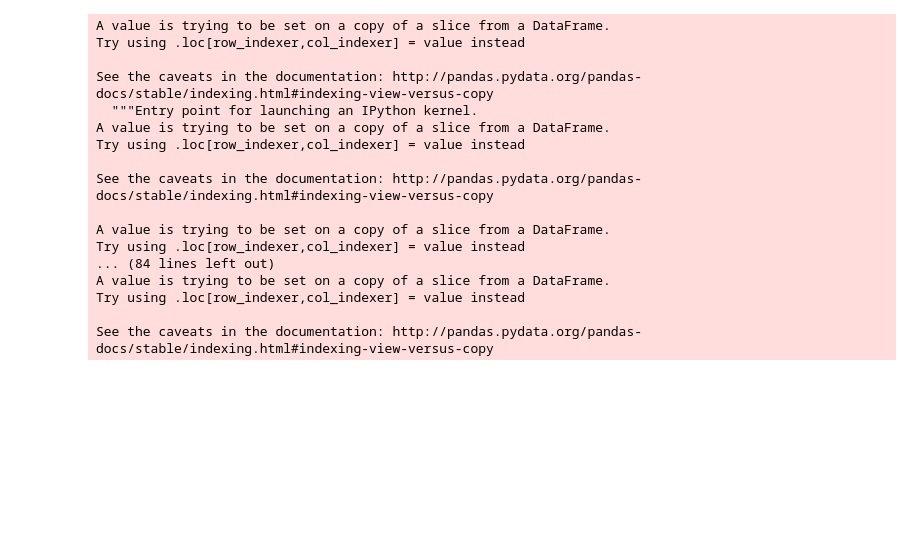
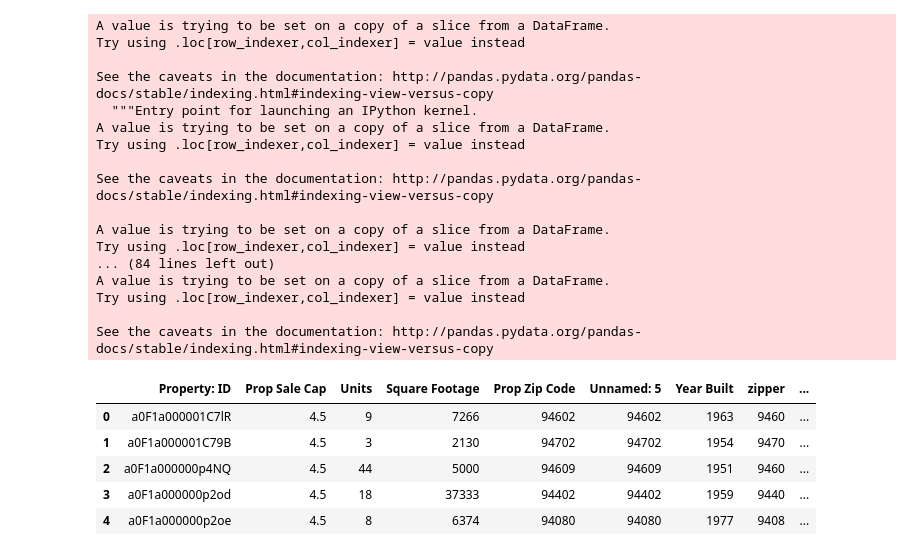
Before and after one commit to Pippeys/Property-Value, a Jupyter notebook: Jupyter/BayAreaEstimate.ipynb, the cells around one changed output. Cells and saved outputs as stored; diff of their text form; code cells hidden in the pictures; blank space fills up the shorter version.

```diff
--- a/Jupyter/BayAreaEstimate.ipynb
+++ b/Jupyter/BayAreaEstimate.ipynb
@@ -134,6 +138,22 @@ A value is trying to be set on a copy of a slice from a DataFrame.
 Try using .loc[row_indexer,col_indexer] = value instead
 
 See the caveats in the documentation: http://pandas.pydata.org/pandas-docs/stable/indexing.html#indexing-view-versus-copy
+# %%
+epv = epv.dropna(axis = 0)
+epv['zipper'] = epv['Unnamed: 5'].astype('str').str[:-1]
+epv['yearbuilt'] = epv['Year Built'].astype('str').str[:-1]
+epv['yearbuilt'] = epv['yearbuilt'].astype(int)
+epv['cap'] = epv['Prop Sale Cap']
+epv['units'] = epv['Units']
+epv['sqft'] = epv['Square Footage']
+epv.head()
+# %% [output]
+|  | Property: ID | Prop Sale Cap | Units | Square Footage | Prop Zip Code | Unnamed: 5 | Year Built | zipper | ... |
+| 0 | a0F1a000001C7lR | 4.5 | 9 | 7266 | 94602 | 94602 | 1963 | 9460 | ... |
+| 1 | a0F1a000001C79B | 4.5 | 3 | 2130 | 94702 | 94702 | 1954 | 9470 | ... |
+| 2 | a0F1a000000p4NQ | 4.5 | 44 | 5000 | 94609 | 94609 | 1951 | 9460 | ... |
+| 3 | a0F1a000000p2od | 4.5 | 18 | 37333 | 94402 | 94402 | 1959 | 9440 | ... |
+| 4 | a0F1a000000p2oe | 4.5 | 8 | 6374 | 94080 | 94080 | 1977 | 9408 | ... |
 # %%
 mf = df.loc[df['PropertyType'] == 'Multi-Family']
 mf = mf.loc[mf['sale_year'] != '2007']
```
Also changed, not shown: parts of 6 cells of this notebook, 2 other files.
